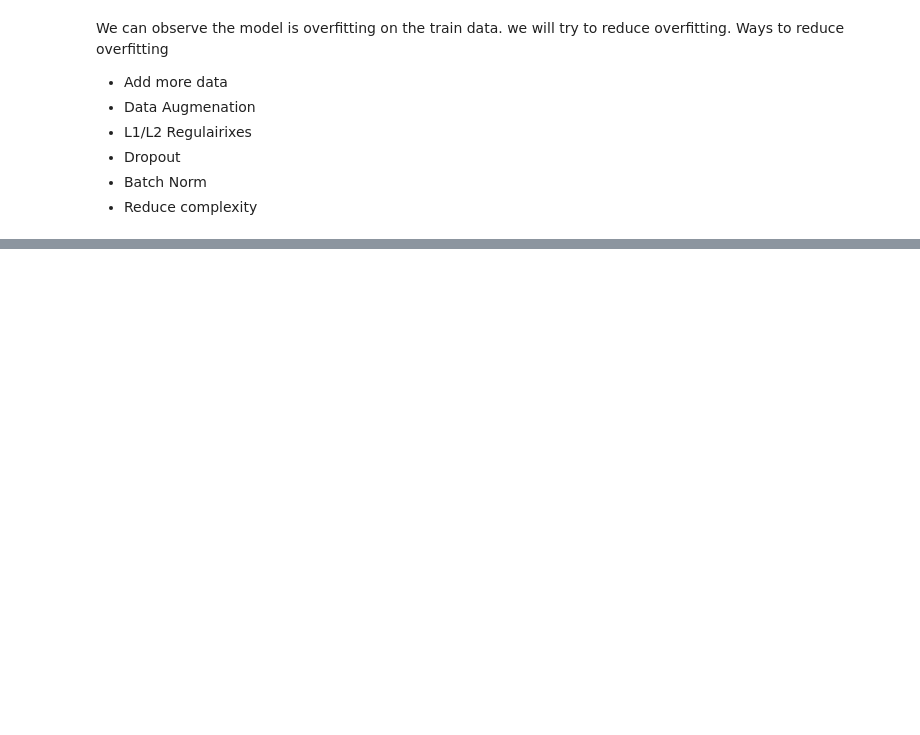
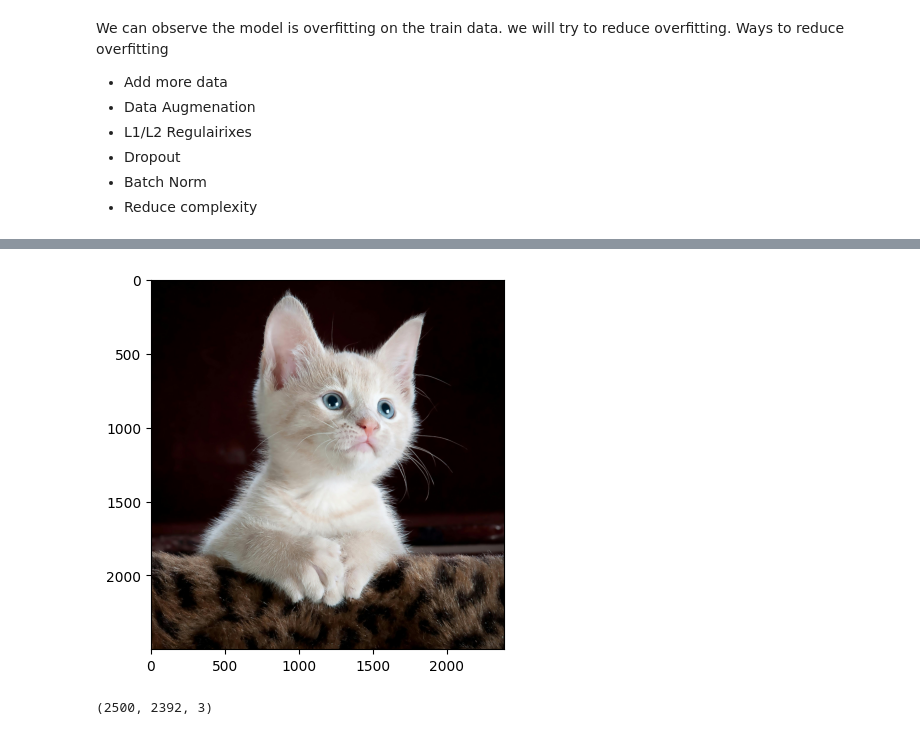
Before and after one commit to lokeshdarla/cat-vs-dog, a Jupyter notebook: colab-notebooks/notebook.ipynb, the cells around one changed output, grey strips where cells are left out. Drawn from its saved outputs; the diff is of its cells as text; code cells hidden in the pictures; blank space fills up the shorter version.

Commit message:
Test over other images

```diff
--- a/colab-notebooks/notebook.ipynb
+++ b/colab-notebooks/notebook.ipynb
@@ -161,0 +169,11 @@ Ways to reduce overfitting
+# %%
+test_img=cv2.imread('/content/cat.jpeg')
+test_img = cv2.cvtColor(test_img, cv2.COLOR_BGR2RGB)
+plt.imshow(test_img)
+plt.show()
+# %% [output]
+[figure, added]
+# %%
+test_img.shape
+# %% [output]
+(2500, 2392, 3)
```
Also changed, not shown: parts of 10 cells of this notebook.
